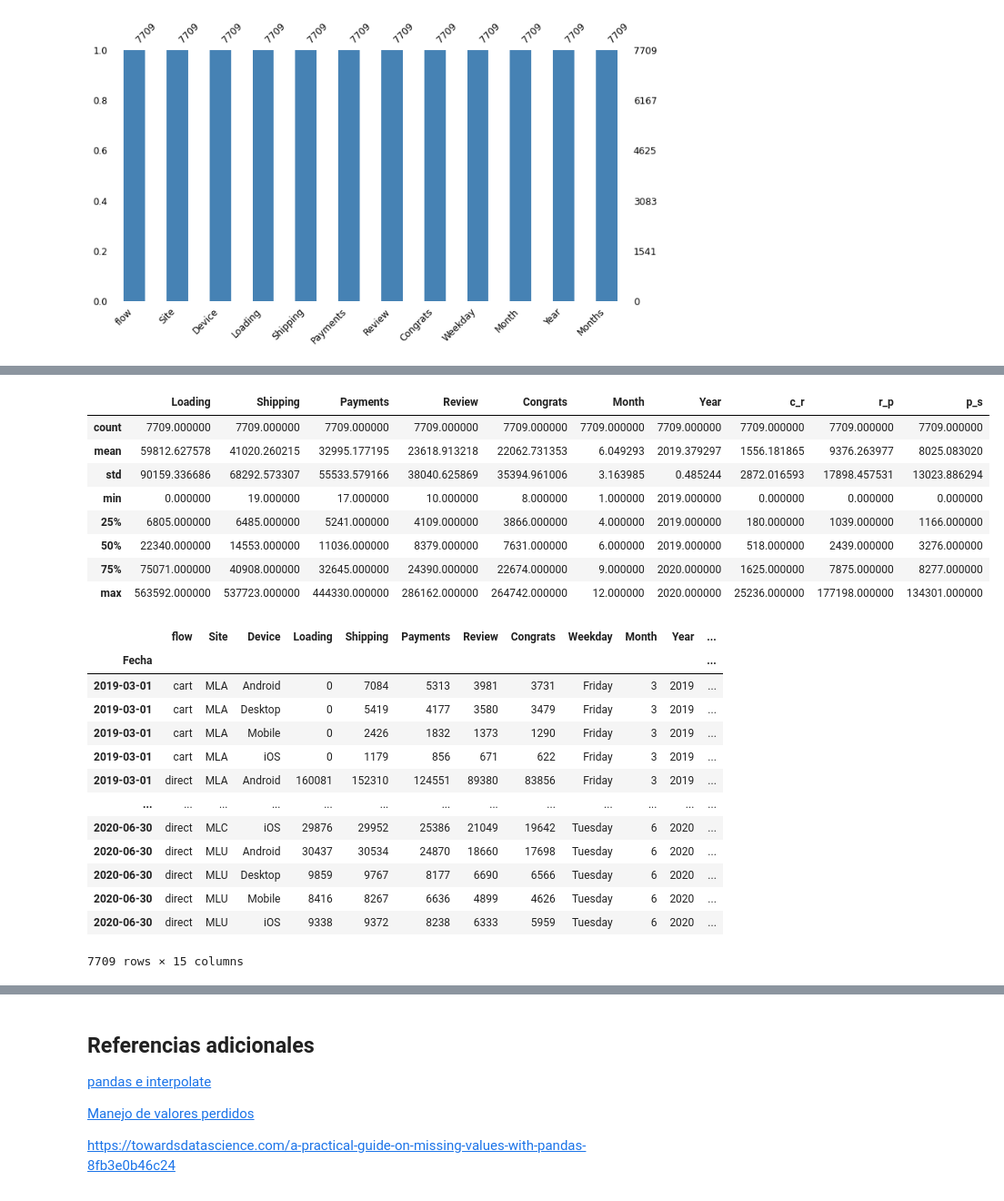
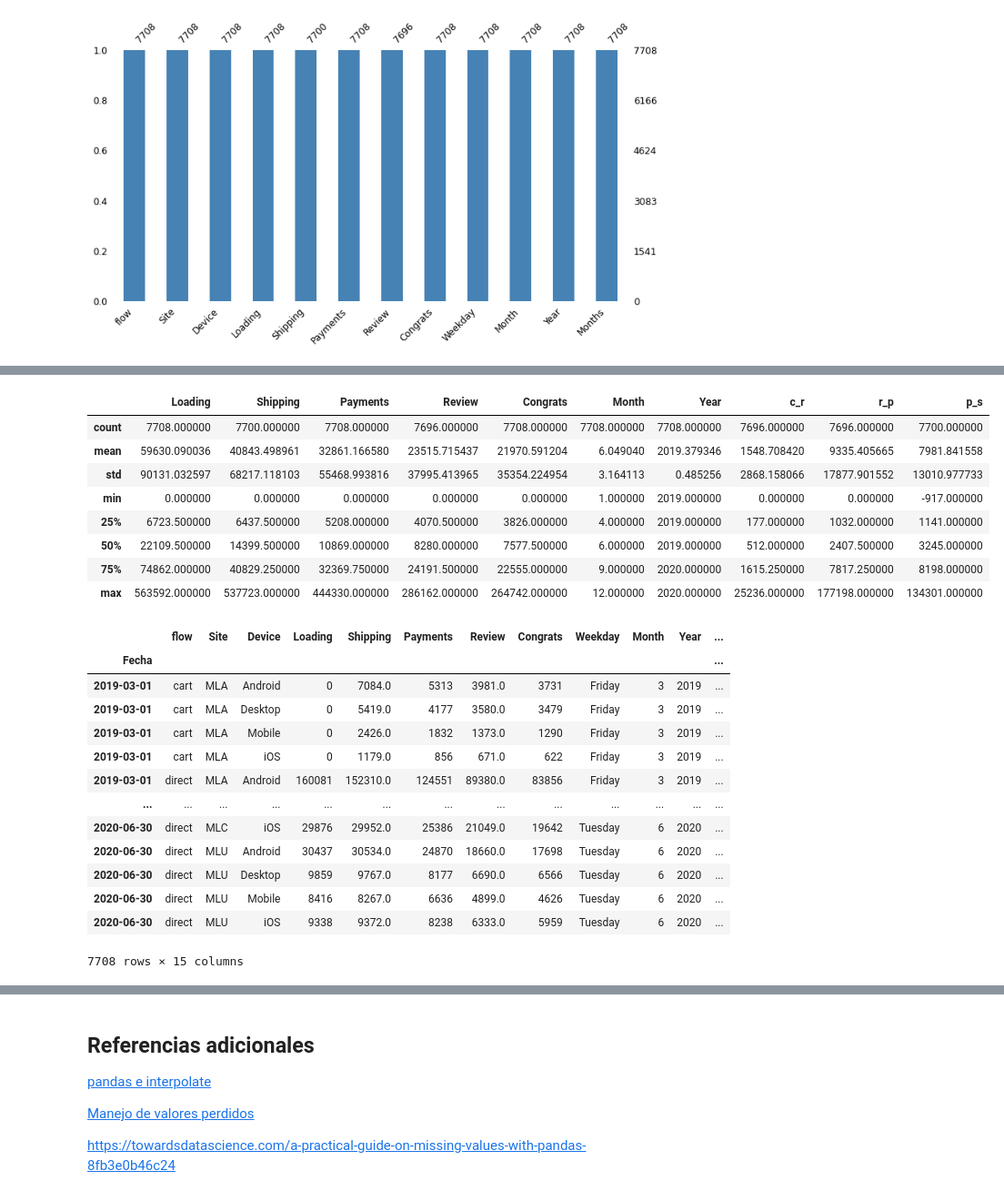
Before and after one commit to genesisns/diplodatos, a Jupyter notebook: TP2_Analisis_y_Curacion_1A.ipynb, the cells around one changed output, grey strips where cells are left out. Shown at 91% size. Saved outputs shown, nothing was run; the diff lists cells and outputs as text; code cells hidden in the pictures.

```diff
--- a/TP2_Analisis_y_Curacion_1A.ipynb
+++ b/TP2_Analisis_y_Curacion_1A.ipynb
@@ -88,7 +89,7 @@ import missingno as msno
 # some config
 plt.rcParams['figure.figsize'] = (12, 9)
 # %%
-traffic_data = pd.read_csv("traffic_AR_CL_UY.csv", usecols = ["Fecha", "flow", "Site", "Device", "Loading", "Shipping", "Payments", "Review", "Congrats"], parse_dates=["Fecha"], index_col=["Fecha"])
+traffic_data = pd.read_csv("traffic_AR_CL_UY_tp2.csv", usecols = ["Fecha", "flow", "Site", "Device", "Loading", "Shipping", "Payments", "Review", "Congrats"], parse_dates=["Fecha"], index_col=["Fecha"])
 
 traffic_data
 #parse_dates: hacer que pandas establezca la variable fecha como "datetime" en vez de "object".
@@ -146,9 +183,9 @@ msno.bar(traffic_data,figsize=(12, 6), fontsize=12, color='steelblue')
 # %%
-traffic_data = traffic_data.assign(c_r = traffic_data['Review'] - traffic_data['Congrats'],
+traffic_data_indexes = traffic_data.assign(c_r = traffic_data['Review'] - traffic_data['Congrats'],
                                    r_p = traffic_data['Payments'] - traffic_data['Review'],
                                    p_s = traffic_data['Shipping'] - traffic_data['Payments'])
 
-traffic_data
+traffic_data_indexes
 # %% [output]
 |  | flow | Site | Device | Loading | Shipping | Payments | Review | Congrats | Weekday | Month | Year | ... |
 | Fecha |  |  |  |  |  |  |  |  |  |  |  | ... |
@@ -167,29 +225,29 @@ traffic_data
 # %%
-traffic_data.describe()
+traffic_data_indexes.describe()
 # %% [output]
 |  | Loading | Shipping | Payments | Review | Congrats | Month | Year | c_r | r_p | p_s |
-| count | 7709.000000 | 7709.000000 | 7709.000000 | 7709.000000 | 7709.000000 | 7709.000000 | 7709.000000 | 7709.000000 | 7709.000000 | 7709.000000 |
-| mean | 59812.627578 | 41020.260215 | 32995.177195 | 23618.913218 | 22062.731353 | 6.049293 | 2019.379297 | 1556.181865 | 9376.263977 | 8025.083020 |
-| std | 90159.336686 | 68292.573307 | 55533.579166 | 38040.625869 | 35394.961006 | 3.163985 | 0.485244 | 2872.016593 | 17898.457531 | 13023.886294 |
-| min | 0.000000 | 19.000000 | 17.000000 | 10.000000 | 8.000000 | 1.000000 | 2019.000000 | 0.000000 | 0.000000 | 0.000000 |
-| 25% | 6805.000000 | 6485.000000 | 5241.000000 | 4109.000000 | 3866.000000 | 4.000000 | 2019.000000 | 180.000000 | 1039.000000 | 1166.000000 |
-| 50% | 22340.000000 | 14553.000000 | 11036.000000 | 8379.000000 | 7631.000000 | 6.000000 | 2019.000000 | 518.000000 | 2439.000000 | 3276.000000 |
-| 75% | 75071.000000 | 40908.000000 | 32645.000000 | 24390.000000 | 22674.000000 | 9.000000 | 2020.000000 | 1625.000000 | 7875.000000 | 8277.000000 |
+| count | 7708.000000 | 7700.000000 | 7708.000000 | 7696.000000 | 7708.000000 | 7708.000000 | 7708.000000 | 7696.000000 | 7696.000000 | 7700.000000 |
+| mean | 59630.090036 | 40843.498961 | 32861.166580 | 23515.715437 | 21970.591204 | 6.049040 | 2019.379346 | 1548.708420 | 9335.405665 | 7981.841558 |
+| std | 90131.032597 | 68217.118103 | 55468.993816 | 37995.413965 | 35354.224954 | 3.164113 | 0.485256 | 2868.158066 | 17877.901552 | 13010.977733 |
+| min | 0.000000 | 0.000000 | 0.000000 | 0.000000 | 0.000000 | 1.000000 | 2019.000000 | 0.000000 | 0.000000 | -917.000000 |
+| 25% | 6723.500000 | 6437.500000 | 5208.000000 | 4070.500000 | 3826.000000 | 4.000000 | 2019.000000 | 177.000000 | 1032.000000 | 1141.000000 |
+| 50% | 22109.500000 | 14399.500000 | 10869.000000 | 8280.000000 | 7577.500000 | 6.000000 | 2019.000000 | 512.000000 | 2407.500000 | 3245.000000 |
+| 75% | 74862.000000 | 40829.250000 | 32369.750000 | 24191.500000 | 22555.000000 | 9.000000 | 2020.000000 | 1615.250000 | 7817.250000 | 8198.000000 |
 | max | 563592.000000 | 537723.000000 | 444330.000000 | 286162.000000 | 264742.000000 | 12.000000 | 2020.000000 | 25236.000000 | 177198.000000 | 134301.000000 |
 # %%
-traffic_data.interpolate()
+traffic_data_indexes.interpolate()
 # %% [output]
 |  | flow | Site | Device | Loading | Shipping | Payments | Review | Congrats | Weekday | Month | Year | ... |
 | Fecha |  |  |  |  |  |  |  |  |  |  |  | ... |
-| 2019-03-01 | cart | MLA | Android | 0 | 7084 | 5313 | 3981 | 3731 | Friday | 3 | 2019 | ... |
-| 2019-03-01 | cart | MLA | Desktop | 0 | 5419 | 4177 | 3580 | 3479 | Friday | 3 | 2019 | ... |
-| 2019-03-01 | cart | MLA | Mobile | 0 | 2426 | 1832 | 1373 | 1290 | Friday | 3 | 2019 | ... |
-| 2019-03-01 | cart | MLA | iOS | 0 | 1179 | 856 | 671 | 622 | Friday | 3 | 2019 | ... |
-| 2019-03-01 | direct | MLA | Android | 160081 | 152310 | 124551 | 89380 | 83856 | Friday | 3 | 2019 | ... |
+| 2019-03-01 | cart | MLA | Android | 0 | 7084.0 | 5313 | 3981.0 | 3731 | Friday | 3 | 2019 | ... |
+| 2019-03-01 | cart | MLA | Desktop | 0 | 5419.0 | 4177 | 3580.0 | 3479 | Friday | 3 | 2019 | ... |
+| 2019-03-01 | cart | MLA | Mobile | 0 | 2426.0 | 1832 | 1373.0 | 1290 | Friday | 3 | 2019 | ... |
+| 2019-03-01 | cart | MLA | iOS | 0 | 1179.0 | 856 | 671.0 | 622 | Friday | 3 | 2019 | ... |
+| 2019-03-01 | direct | MLA | Android | 160081 | 152310.0 | 124551 | 89380.0 | 83856 | Friday | 3 | 2019 | ... |
 | ... | ... | ... | ... | ... | ... | ... | ... | ... | ... | ... | ... | ... |
-| 2020-06-30 | direct | MLC | iOS | 29876 | 29952 | 25386 | 21049 | 19642 | Tuesday | 6 | 2020 | ... |
-| 2020-06-30 | direct | MLU | Android | 30437 | 30534 | 24870 | 18660 | 17698 | Tuesday | 6 | 2020 | ... |
-| 2020-06-30 | direct | MLU | Desktop | 9859 | 9767 | 8177 | 6690 | 6566 | Tuesday | 6 | 2020 | ... |
-| 2020-06-30 | direct | MLU | Mobile | 8416 | 8267 | 6636 | 4899 | 4626 | Tuesday | 6 | 2020 | ... |
-| 2020-06-30 | direct | MLU | iOS | 9338 | 9372 | 8238 | 6333 | 5959 | Tuesday | 6 | 2020 | ... |
+| 2020-06-30 | direct | MLC | iOS | 29876 | 29952.0 | 25386 | 21049.0 | 19642 | Tuesday | 6 | 2020 | ... |
+| 2020-06-30 | direct | MLU | Android | 30437 | 30534.0 | 24870 | 18660.0 | 17698 | Tuesday | 6 | 2020 | ... |
+| 2020-06-30 | direct | MLU | Desktop | 9859 | 9767.0 | 8177 | 6690.0 | 6566 | Tuesday | 6 | 2020 | ... |
+| 2020-06-30 | direct | MLU | Mobile | 8416 | 8267.0 | 6636 | 4899.0 | 4626 | Tuesday | 6 | 2020 | ... |
+| 2020-06-30 | direct | MLU | iOS | 9338 | 9372.0 | 8238 | 6333.0 | 5959 | Tuesday | 6 | 2020 | ... |
-7709 rows × 15 columns
+7708 rows × 15 columns
```
Also changed, not shown: parts of 9 cells of this notebook.
